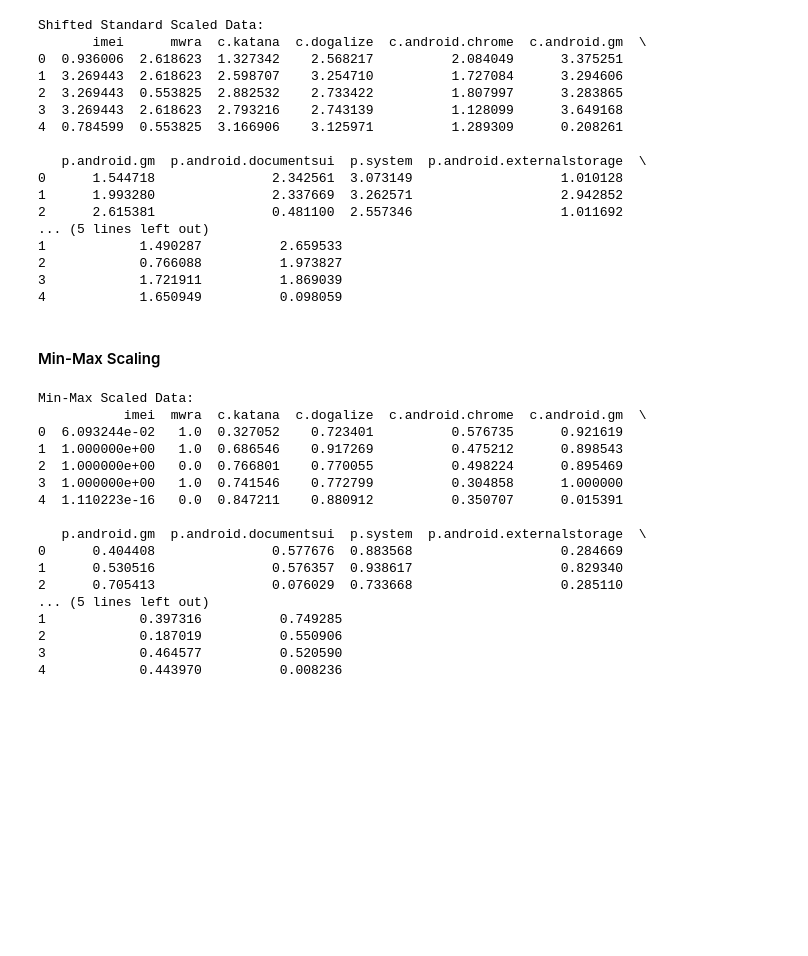
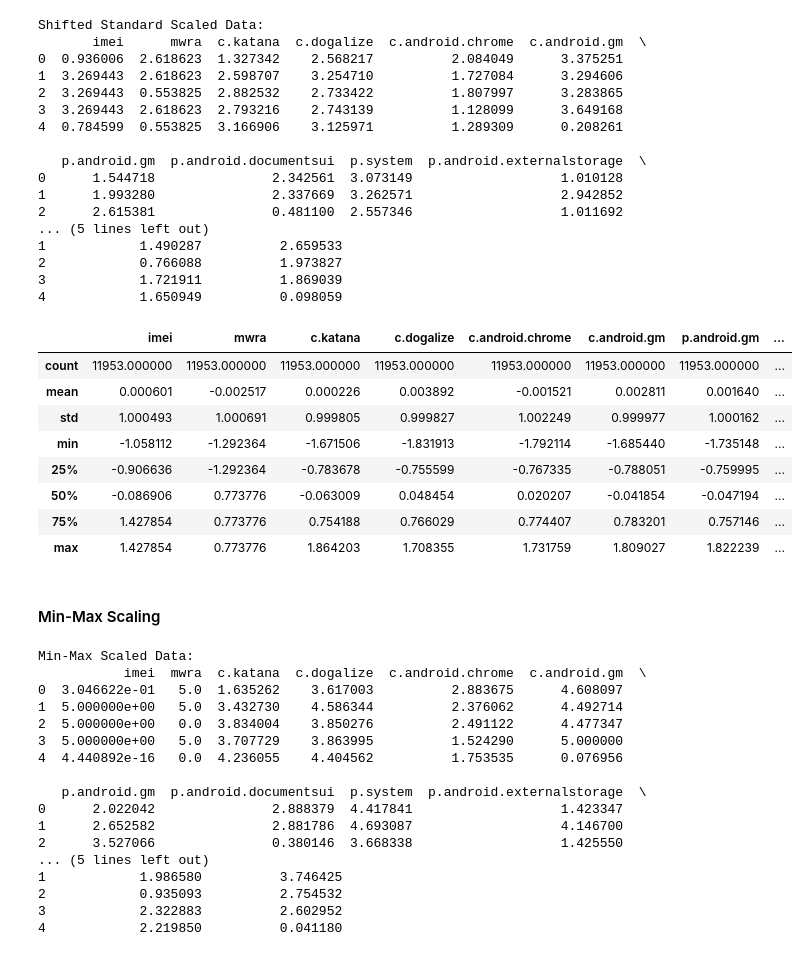
Before and after one commit to xtancos/IAU_project, a Jupyter notebook: ML.ipynb, the cells around one changed output. Saved outputs shown, nothing was run; the diff lists cells and outputs as text; code cells hidden in the pictures; blank space fills up the shorter version.

```diff
--- a/ML.ipynb
+++ b/ML.ipynb
@@ -246,12 +307,25 @@ Shifted Standard Scaled Data:
 2            0.766088          1.973827
 3            1.721911          1.869039
 4            1.650949          0.098059
+# %%
+train_df_standard_scaled_shifted = pd.DataFrame(train_df_standard_scaled_shifted, columns=train_df.columns)
+train_df.describe()
+# %% [output]
+|  | imei | mwra | c.katana | c.dogalize | c.android.chrome | c.android.gm | p.android.gm | ... |
+| count | 11953.000000 | 11953.000000 | 11953.000000 | 11953.000000 | 11953.000000 | 11953.000000 | 11953.000000 | ... |
+| mean | 0.000601 | -0.002517 | 0.000226 | 0.003892 | -0.001521 | 0.002811 | 0.001640 | ... |
+| std | 1.000493 | 1.000691 | 0.999805 | 0.999827 | 1.002249 | 0.999977 | 1.000162 | ... |
+| min | -1.058112 | -1.292364 | -1.671506 | -1.831913 | -1.792114 | -1.685440 | -1.735148 | ... |
+| 25% | -0.906636 | -1.292364 | -0.783678 | -0.755599 | -0.767335 | -0.788051 | -0.759995 | ... |
+| 50% | -0.086906 | 0.773776 | -0.063009 | 0.048454 | 0.020207 | -0.041854 | -0.047194 | ... |
+| 75% | 1.427854 | 0.773776 | 0.754188 | 0.766029 | 0.774407 | 0.783201 | 0.757146 | ... |
+| max | 1.427854 | 0.773776 | 1.864203 | 1.708355 | 1.731759 | 1.809027 | 1.822239 | ... |
 # %% [markdown]
 #### Min-Max Scaling
 # %%
 from sklearn.preprocessing import MinMaxScaler
 
-scaler_minmax = MinMaxScaler()
+scaler_minmax = MinMaxScaler(feature_range=(0,5))
 train_df_minmax = scaler_minmax.fit_transform(train_df)
 
 print("\nMin-Max Scaled Data:")
@@ -259,18 +333,18 @@ print(pd.DataFrame(train_df_minmax, columns=train_df.columns).head())
 # %% [output]
 Min-Max Scaled Data:
            imei  mwra  c.katana  c.dogalize  c.android.chrome  c.android.gm  \
-0  6.093244e-02   1.0  0.327052    0.723401          0.576735      0.921619
-1  1.000000e+00   1.0  0.686546    0.917269          0.475212      0.898543
-2  1.000000e+00   0.0  0.766801    0.770055          0.498224      0.895469
-3  1.000000e+00   1.0  0.741546    0.772799          0.304858      1.000000
-4  1.110223e-16   0.0  0.847211    0.880912          0.350707      0.015391
+0  3.046622e-01   5.0  1.635262    3.617003          2.883675      4.608097
+1  5.000000e+00   5.0  3.432730    4.586344          2.376062      4.492714
+2  5.000000e+00   0.0  3.834004    3.850276          2.491122      4.477347
+3  5.000000e+00   5.0  3.707729    3.863995          1.524290      5.000000
+4  4.440892e-16   0.0  4.236055    4.404562          1.753535      0.076956
 
    p.android.gm  p.android.documentsui  p.system  p.android.externalstorage  \
-0      0.404408               0.577676  0.883568                   0.284669
-1      0.530516               0.576357  0.938617                   0.829340
-2      0.705413               0.076029  0.733668                   0.285110
+0      2.022042               2.888379  4.417841                   1.423347
+1      2.652582               2.881786  4.693087                   4.146700
+2      3.527066               0.380146  3.668338                   1.425550
 ... (5 lines left out)
-1            0.397316          0.749285
-2            0.187019          0.550906
-3            0.464577          0.520590
-4            0.443970          0.008236
+1            1.986580          3.746425
+2            0.935093          2.754532
+3            2.322883          2.602952
+4            2.219850          0.041180
```
Also changed, not shown: parts of 10 cells of this notebook.
